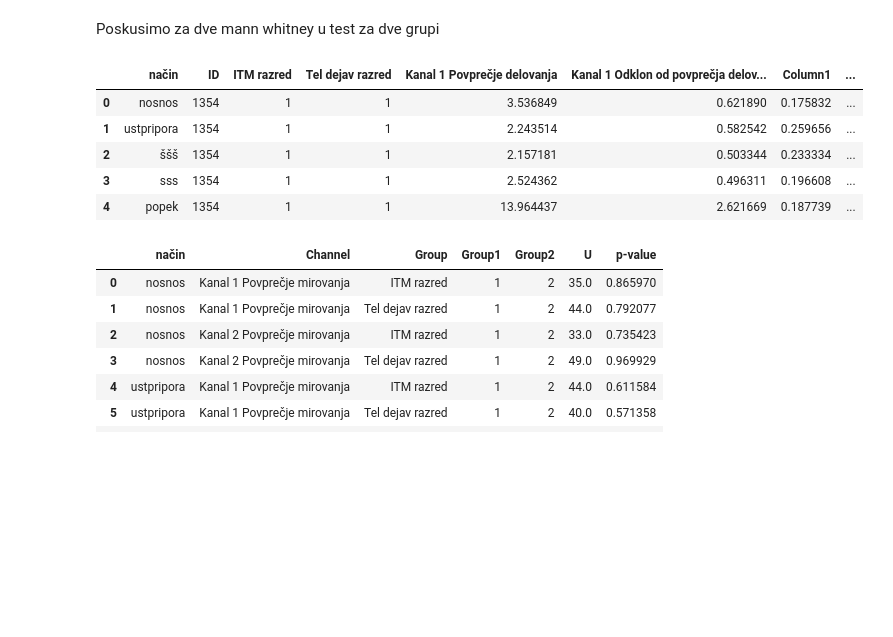
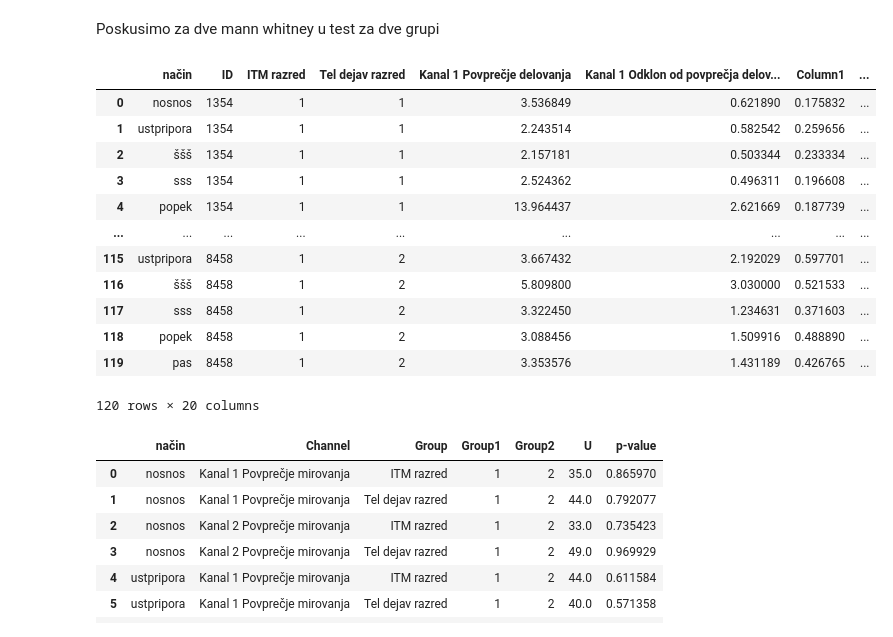
Before and after one commit to urbanog/katarina-breznik, a Jupyter notebook: main.ipynb, the cells around one changed output. Drawn from its saved outputs; the diff is of its cells as text; code cells hidden in the pictures; blank space fills up the shorter version.

```diff
--- a/main.ipynb
+++ b/main.ipynb
@@ -622,19 +640,26 @@ Poskusimo za dve mann whitney u test za dve grupi
 # %%
 # Create a copy of df_all and merge values in both columns
 df_all_merged = df_all.copy()
 df_all_merged['Tel dejav razred'] = df_all_merged['Tel dejav razred'].replace(1, 2)
 df_all_merged['ITM razred'] = df_all_merged['ITM razred'].replace(3, 2)
 df_all_merged['Tel dejav razred'] = df_all_merged['Tel dejav razred'].replace({2: 1, 3: 2})
 
 # Display the new table with merged columns
-display(df_all_merged.head())
+display(df_all_merged)
 # %% [output]
 |  | način | ID | ITM razred | Tel dejav razred | Kanal 1 Povprečje delovanja | Kanal 1 Odklon od povprečja delov... | Column1 | ... |
 | 0 | nosnos | 1354 | 1 | 1 | 3.536849 | 0.621890 | 0.175832 | ... |
 | 1 | ustpripora | 1354 | 1 | 1 | 2.243514 | 0.582542 | 0.259656 | ... |
 | 2 | ššš | 1354 | 1 | 1 | 2.157181 | 0.503344 | 0.233334 | ... |
 | 3 | sss | 1354 | 1 | 1 | 2.524362 | 0.496311 | 0.196608 | ... |
 | 4 | popek | 1354 | 1 | 1 | 13.964437 | 2.621669 | 0.187739 | ... |
+| ... | ... | ... | ... | ... | ... | ... | ... | ... |
+| 115 | ustpripora | 8458 | 1 | 2 | 3.667432 | 2.192029 | 0.597701 | ... |
+| 116 | ššš | 8458 | 1 | 2 | 5.809800 | 3.030000 | 0.521533 | ... |
+| 117 | sss | 8458 | 1 | 2 | 3.322450 | 1.234631 | 0.371603 | ... |
+| 118 | popek | 8458 | 1 | 2 | 3.088456 | 1.509916 | 0.488890 | ... |
+| 119 | pas | 8458 | 1 | 2 | 3.353576 | 1.431189 | 0.426765 | ... |
+120 rows × 20 columns
 # %%
 from scipy.stats import mannwhitneyu
 import pandas as pd
```
Also changed, not shown: parts of 2 cells of this notebook, 4 other files.
